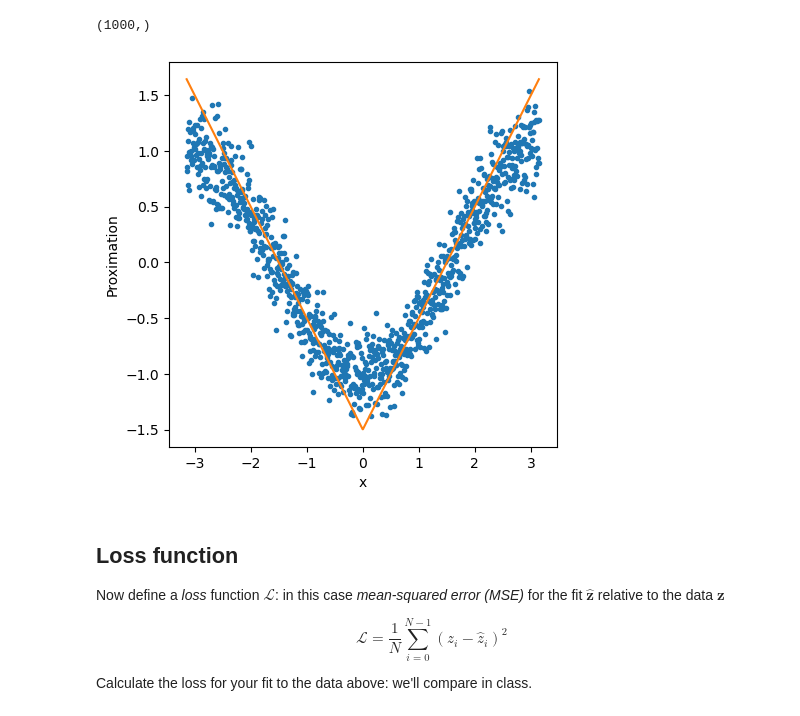
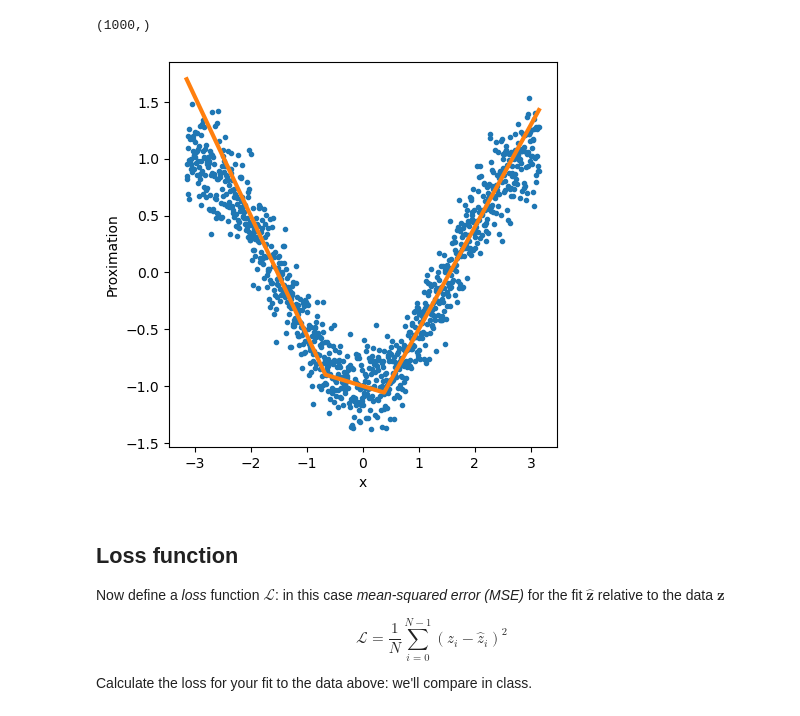
Before and after one commit to match798/G690, a Jupyter notebook: 07_machine_learning_intro/07_workalong01_machine_learning_basics.ipynb, the cells around one changed output. Saved outputs shown, nothing was run; the diff lists cells and outputs as text; code cells hidden in the pictures.

```diff
--- a/07_machine_learning_intro/07_workalong01_machine_learning_basics.ipynb
+++ b/07_machine_learning_intro/07_workalong01_machine_learning_basics.ipynb
@@ -120,21 +120,21 @@ def relu_sum(x : np.ndarray, w : np.ndarray, b : np.ndarray, bias : float = 0) -
 # %%
 """ Plot the sum of two relus, with w, b such that the function fits the data. """
 # define parameters
-w = np.asarray([-1, 1])
-b = np.asarray([0, 0])
-bias = -1.5
+w = np.asarray([-1.05, 0.9])
+b = np.asarray([0.4, 0.6])
+bias = -2.0
 
 z = relu_sum(x, w, b, bias)
 
 # plot the sum of relus
 fig, ax = plt.subplots(figsize = (5,5))
 ax.plot(x, noisy_data, '.', label="data")
-ax.plot(x, z, label="prox")
+ax.plot(x, z, label="prox", linewidth=3)
 ax.set_xlabel("x")
 ax.set_ylabel("Proximation")
 plt.show()
 # %% [output]
-[figure, old version]
+[figure, new version]
 # %% [markdown]
 ## Loss function
 
```
